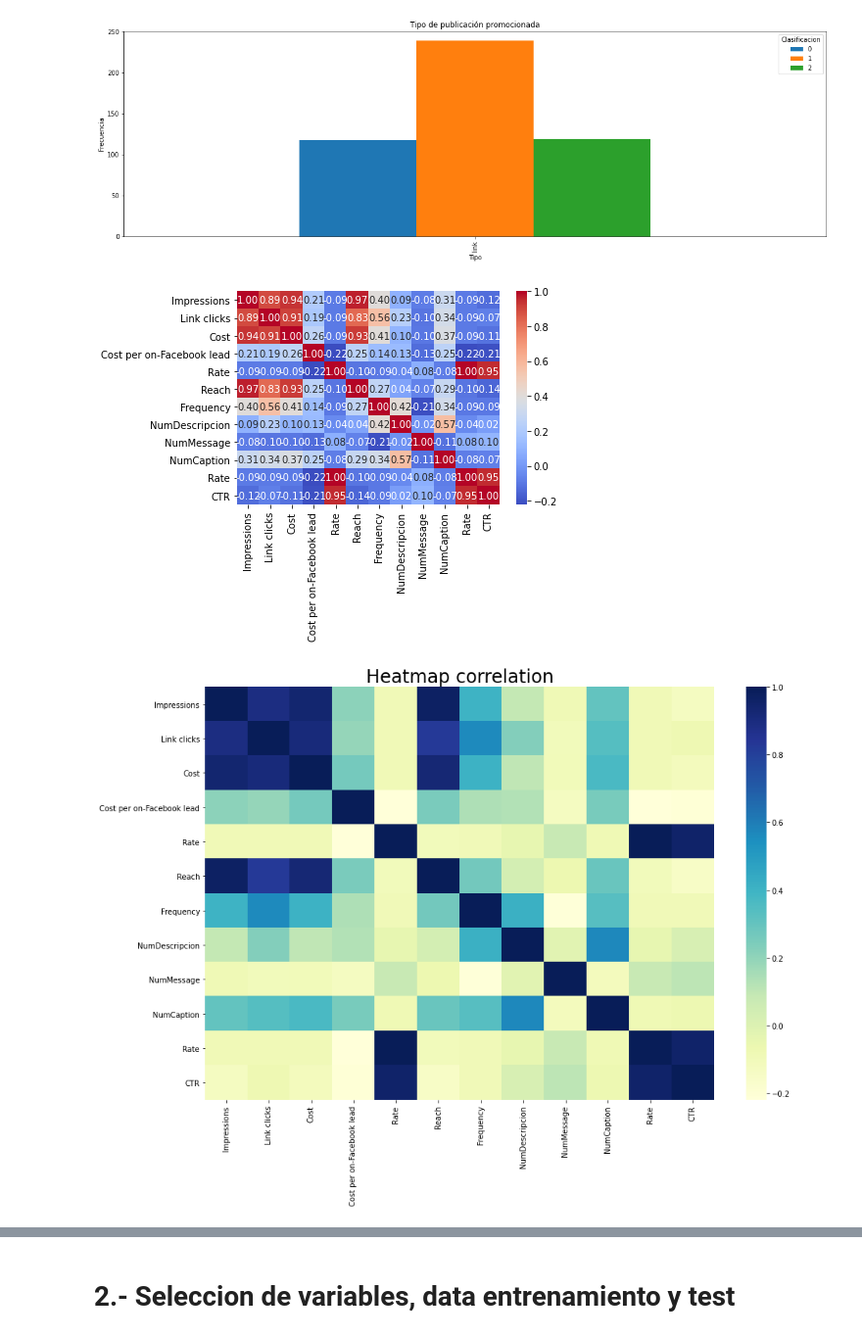
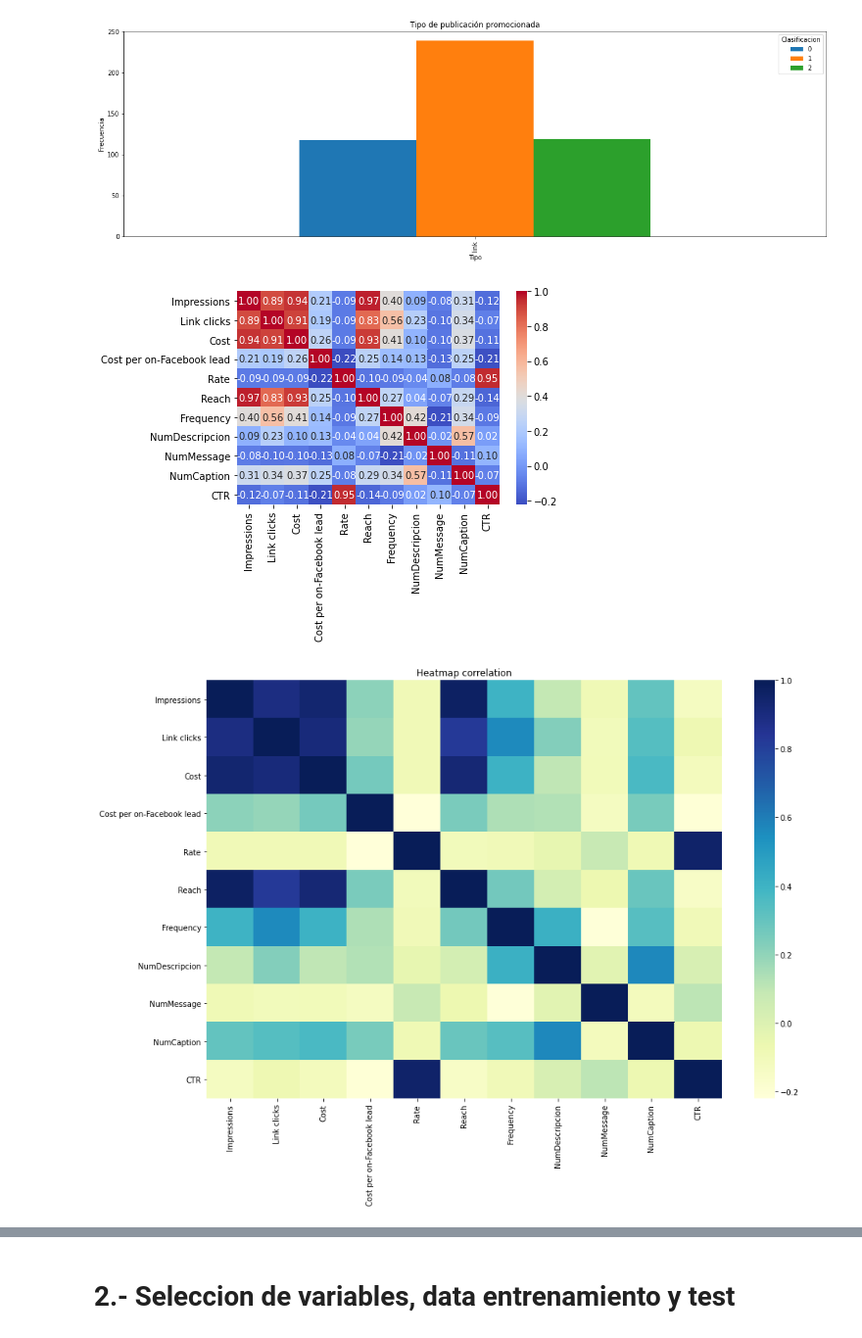
Before and after one commit to cvillarr123/marketingKPI, a Jupyter notebook: CLASIFICACION.ipynb, the cells around one changed output, grey strips where cells are left out. Shown at 98% size. Saved outputs shown, nothing was run; the diff lists cells and outputs as text; code cells hidden in the pictures.

```diff
--- a/CLASIFICACION.ipynb
+++ b/CLASIFICACION.ipynb
@@ -56,2 +79,7 @@ Successfully installed shap-0.39.0 slicer-0.0.7
+# %%
+#path='/content/drive/My Drive/PROYECTO DATA SCIENCE/Data/DATA DRIVE.xlsx'
+#data = pd.read_excel(path,sheet_name='EDAD Y GENERO')
+path='DATA DRIVE.xlsx'
+data = pd.read_excel(path,sheet_name='EDAD Y GENERO')
 # %% [markdown]
 ** Funciones para graficar en el dash**
@@ -181,7 +250,7 @@ import warnings
 warnings.filterwarnings('ignore')
 
 data['intereses'] = '0'
-data['education_statuses'] = '0'
+#data['education_statuses'] = '0'
 
 data['ComprasOnline'] = '0'
 data['Seguridad'] = '0'
@@ -191,6 +260,8 @@ data['DispositivosGPS'] = '0'
 data['SmartTechnologies'] = '0'
 data['TarjetasCredito'] = '0'
 data['Transporte'] = '0'
+data['Vehiculos'] = '0'
+#data['ServicioTecnico'] ='0'
 ComprasOnline = ['Compras online']
 Seguridad = ['Seguridad', 'Security', 'Sistema de alarma']
 SeguridadAlarmas = ['Anti-theft system', 'Security alarm', 'Sistema de alarma']
@@ -198,25 +269,29 @@ DispositivoInteligente = ['Dispositivo inteligente']
 DispositivosGPS = ['Dispositivos GPS','GPS Asistido','Conducción','Google Maps','Vehicle tracking system']
 SmartTechnologies = ['Smart Technologies']
 TarjetasCredito = ['Tarjetas de crédito']
+Vehiculos = ['Sector automotor','Vehículos','Automóviles','Carros','Chevrolet','Dispositivos GPS','Honda','Mantenimiento preventivo','Motocicletas','Seguridad vial','Tarjetas de crédito','Toyota','Volkswagen']
 Transporte = ['Transporte']
-education_statuses = ['10']
+#ServicioTecnico = ['Servicios técnicos y de TI']
+#education_statuses = ['10']
 
 for i in data.index:
 
-  #if (i == 778):
+  #if (i == 3):
     campo_json = json.loads(data.loc[i]['Ad set targeting'])
+    #print(campo_json)
     #hay registros que no tienen en el json el flexible_spec
     try:
         lista_intereses = pd.get_dummies(pd.json_normalize( campo_json ,record_path=['flexible_spec','interests'],errors='ignore').rename(columns={'name': 'interes'})['interes']).columns.values.tolist()
         #lista_educacion = pd.json_normalize(cuack_json,record_path=['flexible_spec'],errors='ignore')['education_statuses'][0]
         cadena_interes = '| ' + ''.join([  str( item + ' | ') for item in lista_intereses ])
+        print(cadena_interes)
         #cadena_educacion = '| ' + ''.join([  str( str(item) + ' | ') for item in lista_educacion ])
         data['intereses'][data.index == i] = cadena_interes
 
         if any(x in cadena_interes  for x in ComprasOnline) :
              data['ComprasOnline'][data.index == i] = '1'
         else :
-             data['ComprasOnline'][data.index == i] = '2'
+             data['ComprasOnline'][data.index == i] = '0'
 
         if any(x in cadena_interes for x in Seguridad ) :
              data['Seguridad'][data.index == i] = '1'
@@ -253,13 +328,20 @@ for i in data.index:
         else :
              data['Transporte'][data.index == i] = '0'
 
+        if any(x in cadena_interes  for x in Vehiculos ) :
+             data['Vehiculos'][data.index == i] = '1'
+        else :
+             data['Vehiculos'][data.index == i] = '0'
+
+
         #if any(x in education_statuses for x in cadena_educacion) :
-        #     data['education_statuses'][data.index == i] = 'SI'
+        #     data['education_statuses'][data.index == i] = '1'
         #else :
-        #     data['education_statuses'][data.index == i] = 'NO'
+        #     data['education_statuses'][data.index == i] = '0'
 
 
     except:
+        print('no entra')
         data.loc[i]['intereses'] = '0'
         #data.loc[i]['education_statuses'] = '0'
         data.loc[i]['ComprasOnline'] = '0'
@@ -269,4 +351,5 @@ for i in data.index:
         data.loc[i]['DispositivosGPS'] = '0'
         data.loc[i]['SmartTechnologies'] = '0'
         data.loc[i]['TarjetasCredito'] = '0'
+        data.loc[i]['Vehiculos'] = '0'
         data.loc[i]['Transporte'] = '0'
@@ -273,6 +374,6 @@ for i in data.index:
 # %%
 #Transformar a enteros
-data['education_statuses'] = data['education_statuses'].astype('int')
+#data['education_statuses'] = data['education_statuses'].astype('int')
 data['ComprasOnline'] = data['ComprasOnline'].astype('int')
 data['Seguridad'] = data['Seguridad'].astype('int')
 data['SeguridadAlarmas'] = data['SeguridadAlarmas'].astype('int')
@@ -280,4 +381,5 @@ data['DispositivoInteligente'] = data['DispositivoInteligente'].astype('int')
 data['DispositivosGPS'] = data['DispositivosGPS'].astype('int')
 data['SmartTechnologies'] = data['SmartTechnologies'].astype('int')
 data['TarjetasCredito'] = data['TarjetasCredito'].astype('int')
+data['Vehiculos'] = data['Vehiculos'].astype('int')
 data['Transporte'] = data['Transporte'].astype('int')
@@ -322,22 +463,22 @@ plt.show()
 # %% [output]
 [figure]
 # %%
-numerical_columns = ["Impressions","Link clicks","Cost","Cost per on-Facebook lead","Rate","Reach","Frequency","NumDescripcion","NumMessage","NumCaption","Rate","CTR"]
+numerical_columns = ["Impressions","Link clicks","Cost","Cost per on-Facebook lead","Rate","Reach","Frequency","NumDescripcion","NumMessage","NumCaption","CTR"]
 g=sns.heatmap(data[numerical_columns].corr(),annot=True ,fmt=".2f", cmap="coolwarm")
 # %% [output]
-[figure, old version]
+[figure, new version]
 # %%
 import seaborn
 
 df_corr = data[numerical_columns].corr() # Calculation of the correlation coefficients in pairs, with the default method:
 plt.figure(figsize=(15,10))
 seaborn.heatmap(df_corr, cmap="YlGnBu")
-seaborn.set(font_scale=2,style='white')
+seaborn.set(font_scale=1,style='white')
 
 plt.title('Heatmap correlation')
 plt.show()
 # %% [output]
-[figure, old version]
+[figure, new version]
 # %%
 plt.figure(figsize=(15,10))
 plt.scatter(data['Month'], data['Cost per on-Facebook lead']) # Display fraud amounts according to their time
```
Also changed, not shown: parts of 66 cells of this notebook.
